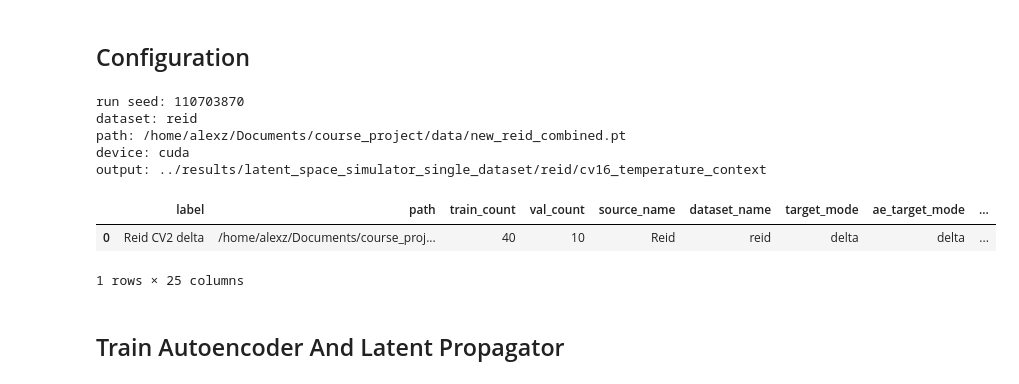
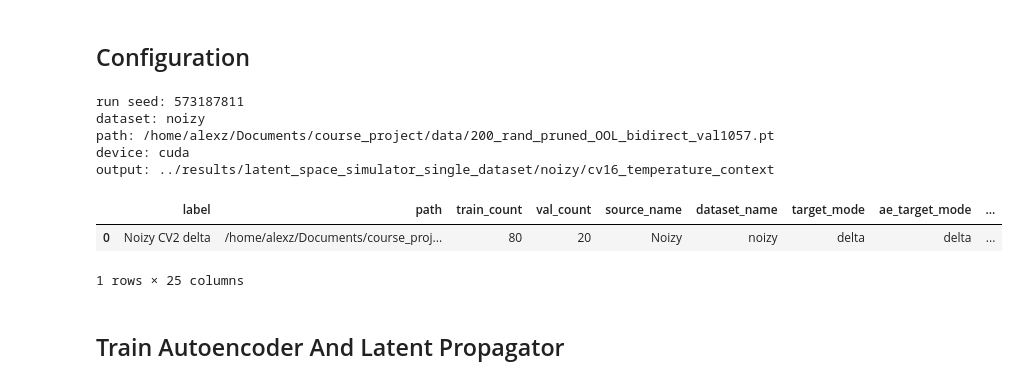
Before and after one commit to alex-zhilkin/DL-course-project, a Jupyter notebook: notebooks/latent_space/04_latent_space_simulator.ipynb, the cells around one changed output. Saved outputs shown, nothing was run; the diff lists cells and outputs as text; code cells hidden in the pictures.

```diff
--- a/notebooks/latent_space/04_latent_space_simulator.ipynb
+++ b/notebooks/latent_space/04_latent_space_simulator.ipynb
@@ -55,6 +55,13 @@ dataset_specs = {
         'train_count': 80,
         'val_count': 50,
     },
+    'noizy': {
+        'label': 'Noizy',
+        'path': 'data/200_rand_pruned_OOL_bidirect_val1057.pt',
+        'train_count': 80,
+        'val_count': 20,
+    },
+
 }
 
 cfg = {
@@ -92,38 +99,38 @@ cfg = {
     'propagator_objective': 'one_step',
     # Condition every latent update on reference geometry, topology and stiffness.
     'propagator_use_static_context': True,
     'graph_context_dim': 16,
     'propagator_context_include_temperature': False,
     # The propagator learns z(t) -> z(t+k); rollout horizons remain physical frame counts.
     'propagator_step_stride': 1,
     'initial_velocity': 'zero',
     'propagator_model': None,
     'early_stop_min_delta': 1e-5,
     'rollout_steps_grid': [10, 20, 50, 100, 150, 300],
     'temperature_pratio_window': 'full',
     # Use evenly spaced frames for the interpretation sweep; first/final are retained.
     'descriptor_max_frames_per_sim': 60,
     'output_root': '../results/latent_space_simulator_single_dataset',
 }
 
 device = resolve_device(cfg['device'])
 source_spec = prepare_source_spec(selected_dataset, dataset_specs, cfg, seed=seed)
 run_dir = Path(cfg['output_root']) / selected_dataset / 'cv16_temperature_context'
 run_dir.mkdir(parents=True, exist_ok=True)
 
 print('dataset:', selected_dataset)
 print('path:', source_spec['path'])
 print('device:', device)
 print('output:', run_dir)
 display(pd.DataFrame([source_spec]))
 # %% [output]
-run seed: 110703870
-dataset: reid
-path: /home/alexz/Documents/course_project/data/new_reid_combined.pt
+run seed: 573187811
+dataset: noizy
+path: /home/alexz/Documents/course_project/data/200_rand_pruned_OOL_bidirect_val1057.pt
 device: cuda
-output: ../results/latent_space_simulator_single_dataset/reid/cv16_temperature_context
+output: ../results/latent_space_simulator_single_dataset/noizy/cv16_temperature_context
 |  | label | path | train_count | val_count | source_name | dataset_name | target_mode | ae_target_mode | ... |
-| 0 | Reid CV2 delta | /home/alexz/Documents/course_proj... | 40 | 10 | Reid | reid | delta | delta | ... |
+| 0 | Noizy CV2 delta | /home/alexz/Documents/course_proj... | 80 | 20 | Noizy | noizy | delta | delta | ... |
 1 rows × 25 columns
 # %% [markdown]
 ## Train Autoencoder And Latent Propagator
```
Also changed, not shown: parts of 6 cells of this notebook, 14 other files.
